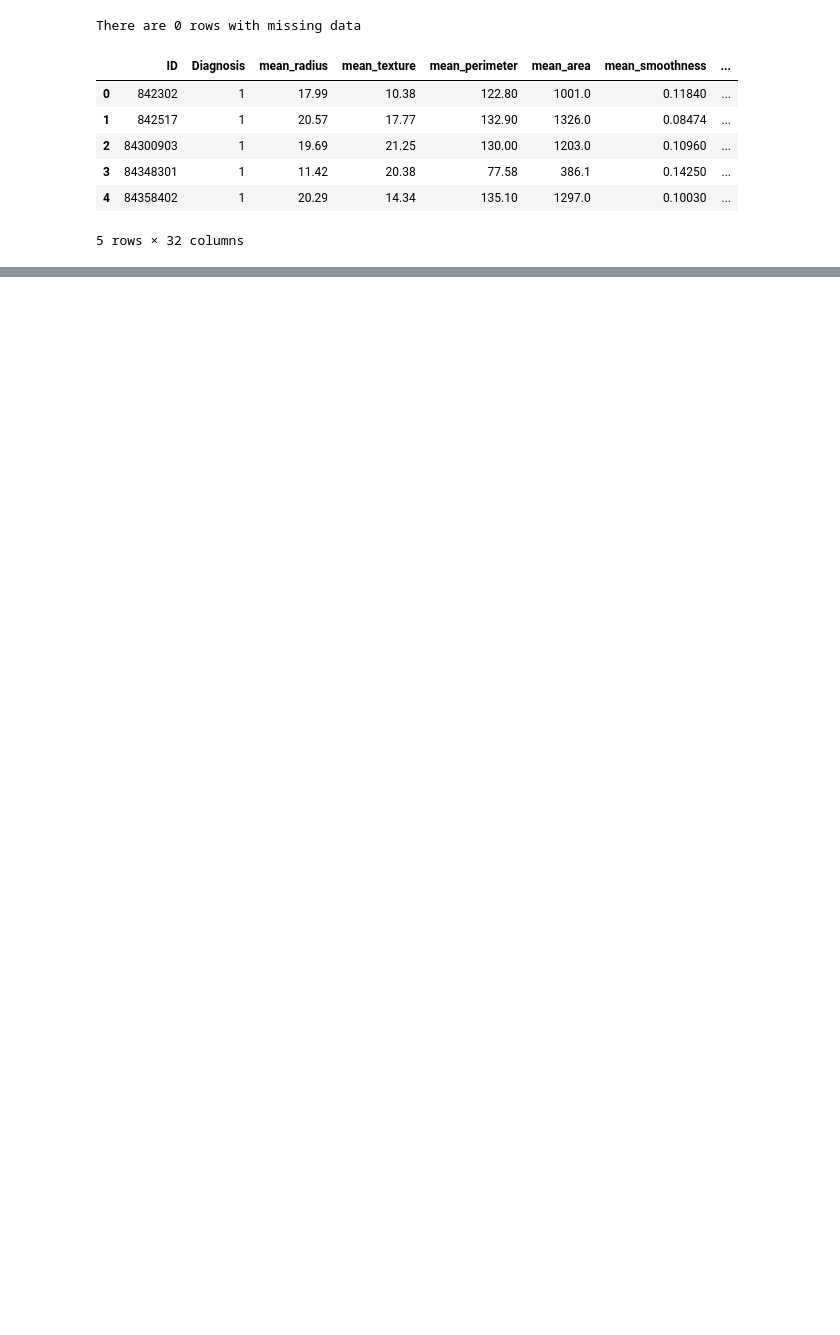
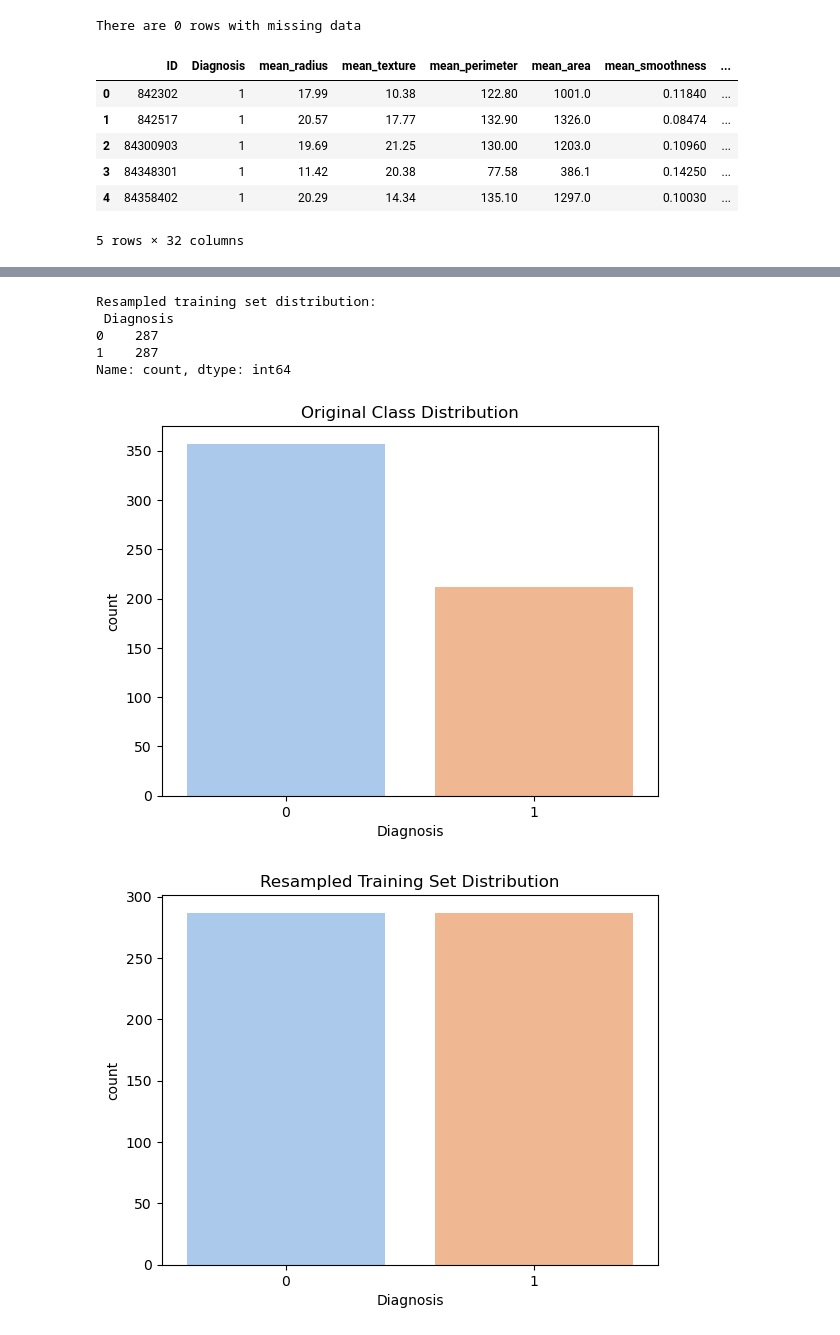
Before and after one commit to jbrottier/stat451project, a Jupyter notebook: Sample.ipynb, the cells around one changed output, grey strips where cells are left out. Saved outputs shown, nothing was run; the diff lists cells and outputs as text; code cells hidden in the pictures; blank space fills up the shorter version.

```diff
--- a/Sample.ipynb
+++ b/Sample.ipynb
@@ -93,6 +107,32 @@ scaler = StandardScaler()
 X_train_scaled = scaler.fit_transform(X_train)
 X_val_scaled = scaler.transform(X_val)
 X_test_scaled = scaler.transform(X_test)
+# %%
+# Choose OverSampler or UnderSampler (OverSampler tends to work better for small datasets)
+ros = RandomOverSampler(random_state=42)
+# rus = RandomUnderSampler(random_state=42)
+
+X_resampled, y_resampled = ros.fit_resample(X_train, y_train)
+X_resampled_scaled = scaler.fit_transform(X_resampled)
+
+# Confirm the new balance
+print("\nResampled training set distribution:\n", y_resampled.value_counts())
+
+sns.countplot(x=y, hue=y, palette='pastel', legend=False)
+plt.title('Original Class Distribution')
+plt.show()
+
+sns.countplot(x=y_resampled, hue=y_resampled, palette='pastel', legend=False)
+plt.title('Resampled Training Set Distribution')
+plt.show()
+# %% [output]
+Resampled training set distribution:
+ Diagnosis
+0    287
+1    287
+Name: count, dtype: int64
+[figure, added]
+[figure, added]
 # %%
 # Creating the logistic regression model with LASSO
 lasso_model = LogisticRegression(random_state=42, penalty='l1', solver='saga', C=0.05, max_iter=10000) # C doesn't have to be used but reduces the amount of features selected
```
Also changed, not shown: parts of 12 cells of this notebook.
